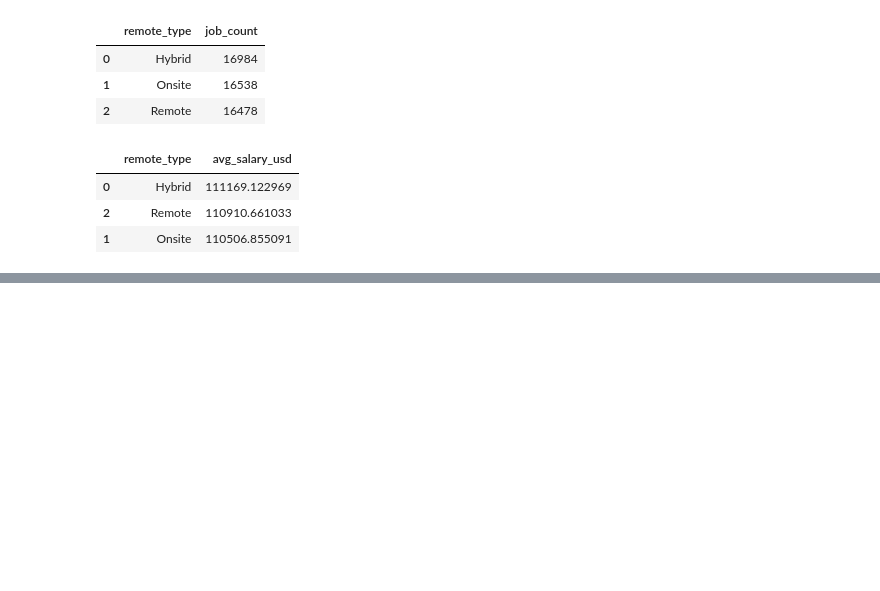
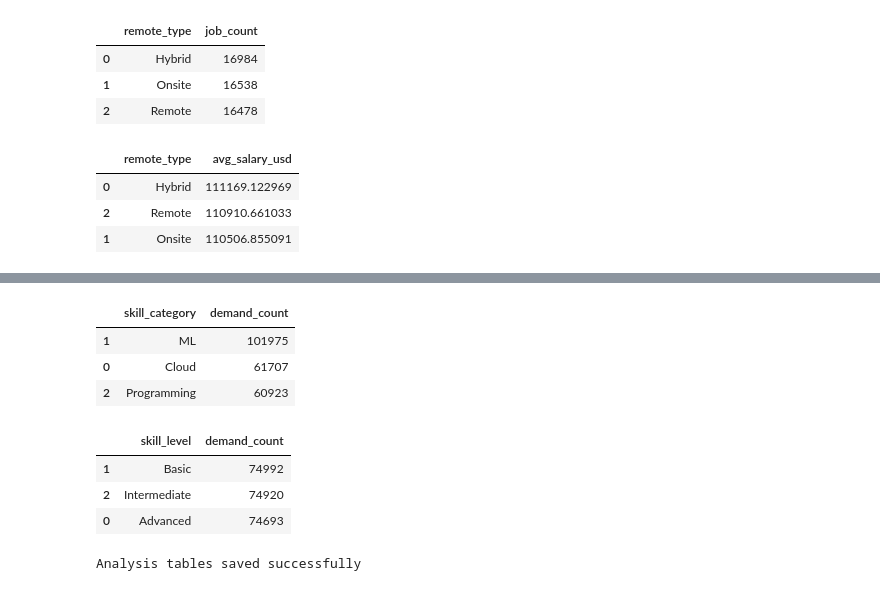
Before and after one commit to Charith-01/Global-AI-Data-Science-Skills-and-Salary-Trends, a Jupyter notebook: notebooks/01_data_loading_and_exploration.ipynb, the cells around one changed output, grey strips where cells are left out. Cells and saved outputs as stored; diff of their text form; code cells hidden in the pictures; blank space fills up the shorter version.

```diff
--- a/notebooks/01_data_loading_and_exploration.ipynb
+++ b/notebooks/01_data_loading_and_exploration.ipynb
@@ -579,0 +601,45 @@ salary_by_remote_type
+# %%
+skill_category_demand = skills_demand.groupby("skill_category")["job_id"].count().reset_index()
+
+skill_category_demand.columns = ["skill_category", "demand_count"]
+
+skill_category_demand = skill_category_demand.sort_values(by="demand_count", ascending=False)
+
+skill_category_demand
+# %% [output]
+|  | skill_category | demand_count |
+| 1 | ML | 101975 |
+| 0 | Cloud | 61707 |
+| 2 | Programming | 60923 |
+# %%
+skill_level_demand = skills_demand.groupby("skill_level")["job_id"].count().reset_index()
+
+skill_level_demand.columns = ["skill_level", "demand_count"]
+
+skill_level_demand = skill_level_demand.sort_values(by="demand_count", ascending=False)
+
+skill_level_demand
+# %% [output]
+|  | skill_level | demand_count |
+| 1 | Basic | 74992 |
+| 2 | Intermediate | 74920 |
+| 0 | Advanced | 74693 |
+# %%
+analysis_dir = PROCESSED_DATA_DIR / "analysis_tables"
+analysis_dir.mkdir(exist_ok=True)
+
+jobs_by_year.to_csv(analysis_dir / "jobs_by_year.csv", index=False)
+jobs_by_country.to_csv(analysis_dir / "jobs_by_country.csv", index=False)
+jobs_by_role.to_csv(analysis_dir / "jobs_by_role.csv", index=False)
+salary_by_role.to_csv(analysis_dir / "salary_by_role.csv", index=False)
+salary_by_country.to_csv(analysis_dir / "salary_by_country.csv", index=False)
+salary_by_career_stage.to_csv(analysis_dir / "salary_by_career_stage.csv", index=False)
+jobs_by_remote_type.to_csv(analysis_dir / "jobs_by_remote_type.csv", index=False)
+salary_by_remote_type.to_csv(analysis_dir / "salary_by_remote_type.csv", index=False)
+top_skills.to_csv(analysis_dir / "top_skills.csv", index=False)
+skill_category_demand.to_csv(analysis_dir / "skill_category_demand.csv", index=False)
+skill_level_demand.to_csv(analysis_dir / "skill_level_demand.csv", index=False)
+
+print("Analysis tables saved successfully")
+# %% [output]
+Analysis tables saved successfully
```
Also changed, not shown: parts of 1 cell of this notebook, 11 other files.
